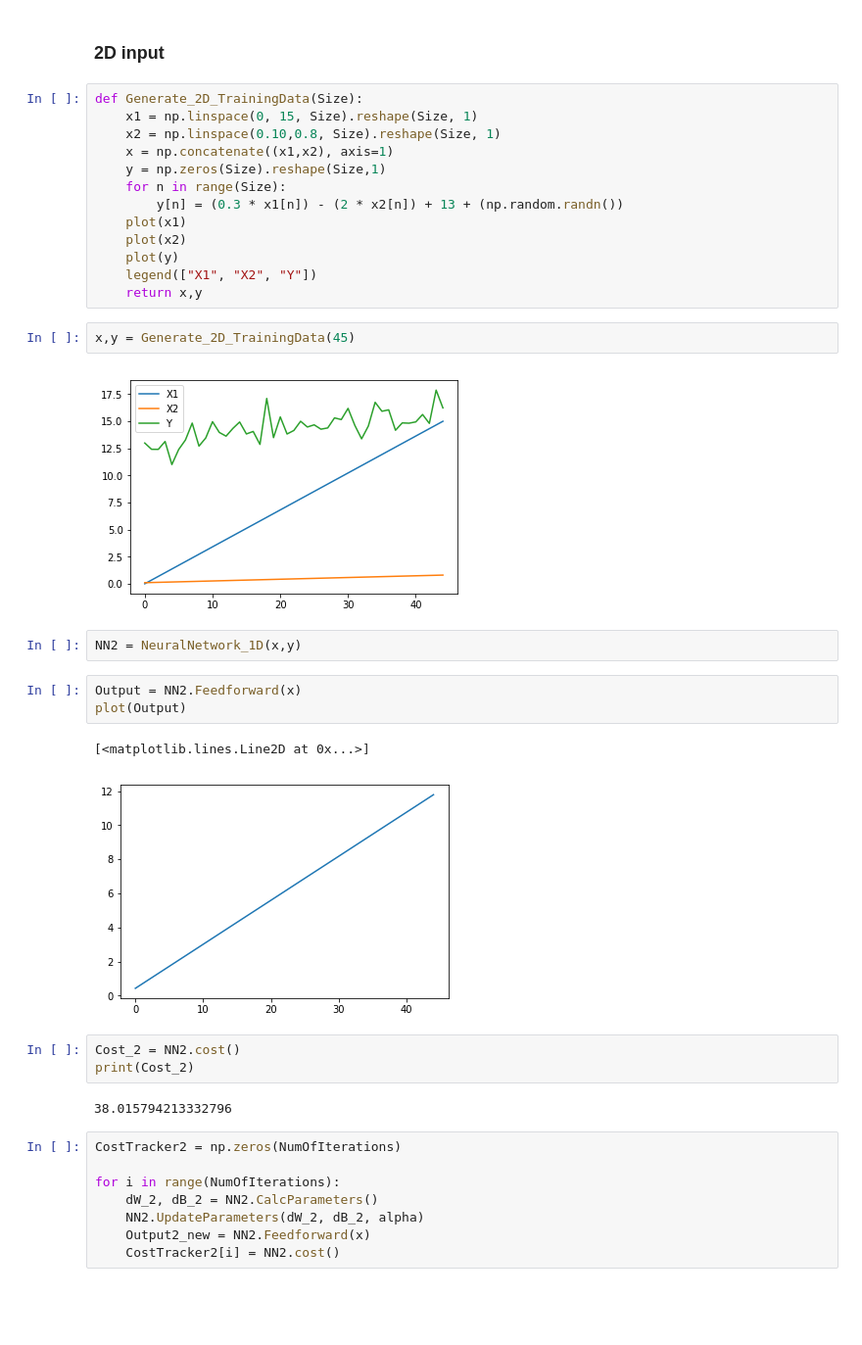
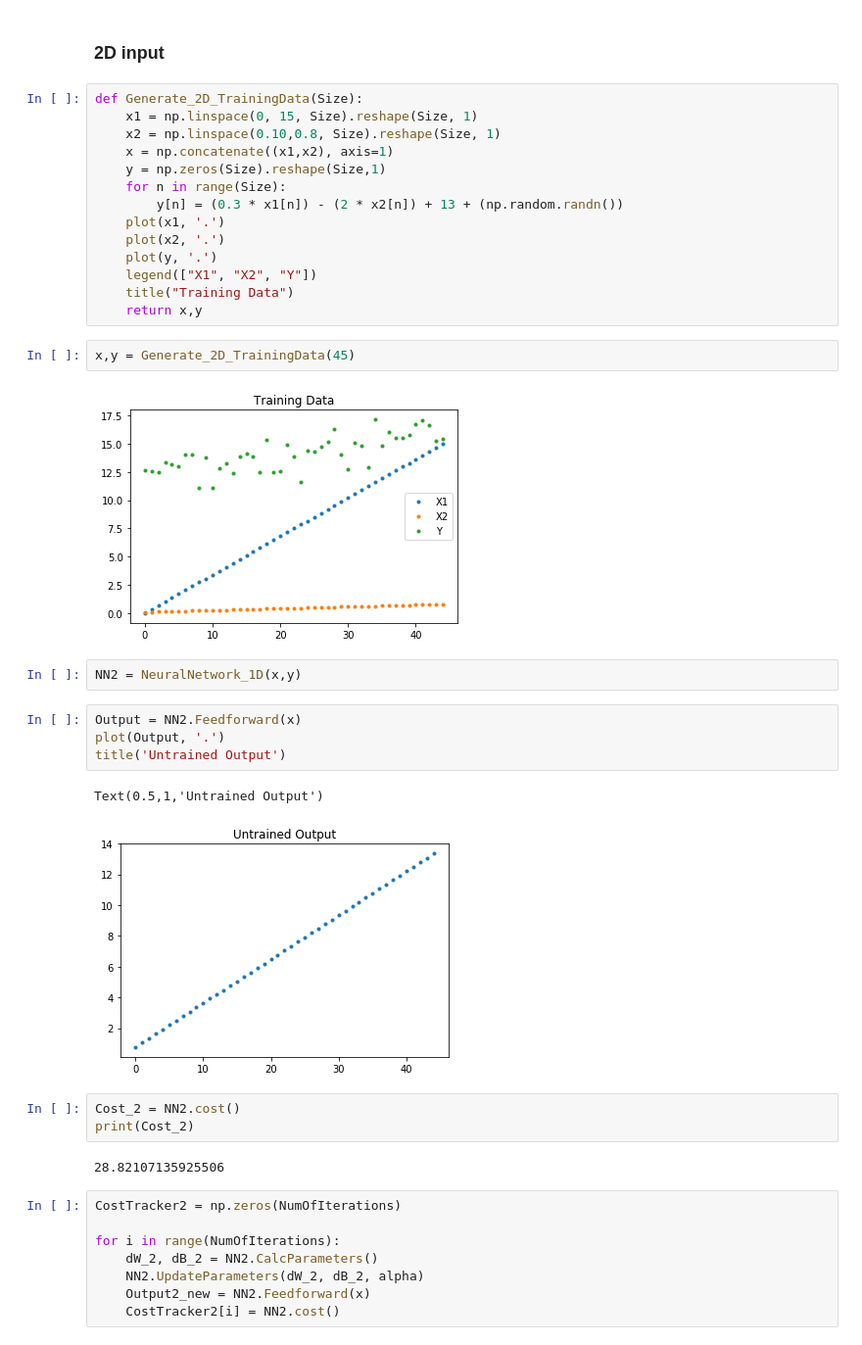
Before and after one commit to dshah003/Deep_Learning, a Jupyter notebook: Hw1_v3.ipynb, the cells around one changed output. Shown at 98% size. Saved outputs shown, nothing was run; the diff lists cells and outputs as text; blank space fills up the shorter version.

```diff
--- a/Hw1_v3.ipynb
+++ b/Hw1_v3.ipynb
@@ -188,28 +186,30 @@ def Generate_2D_TrainingData(Size):
     y = np.zeros(Size).reshape(Size,1)
     for n in range(Size):
         y[n] = (0.3 * x1[n]) - (2 * x2[n]) + 13 + (np.random.randn())
-    plot(x1)
-    plot(x2)
-    plot(y)
+    plot(x1, '.')
+    plot(x2, '.')
+    plot(y, '.')
     legend(["X1", "X2", "Y"])
+    title("Training Data")
     return x,y
 # %%
 x,y = Generate_2D_TrainingData(45)
 # %% [output]
-[figure, old version]
+[figure, new version]
 # %%
 NN2 = NeuralNetwork_1D(x,y)
 # %%
 Output = NN2.Feedforward(x)
-plot(Output)
+plot(Output, '.')
+title('Untrained Output')
 # %% [output]
-[<matplotlib.lines.Line2D at 0x...>]
+Text(0.5,1,'Untrained Output')
-[figure, old version]
+[figure, new version]
 # %%
 Cost_2 = NN2.cost()
 print(Cost_2)
 # %% [output]
-38.015794213332796
+28.82107135925506
 # %%
 CostTracker2 = np.zeros(NumOfIterations)
 
```
Also changed, not shown: parts of 18 cells of this notebook.
